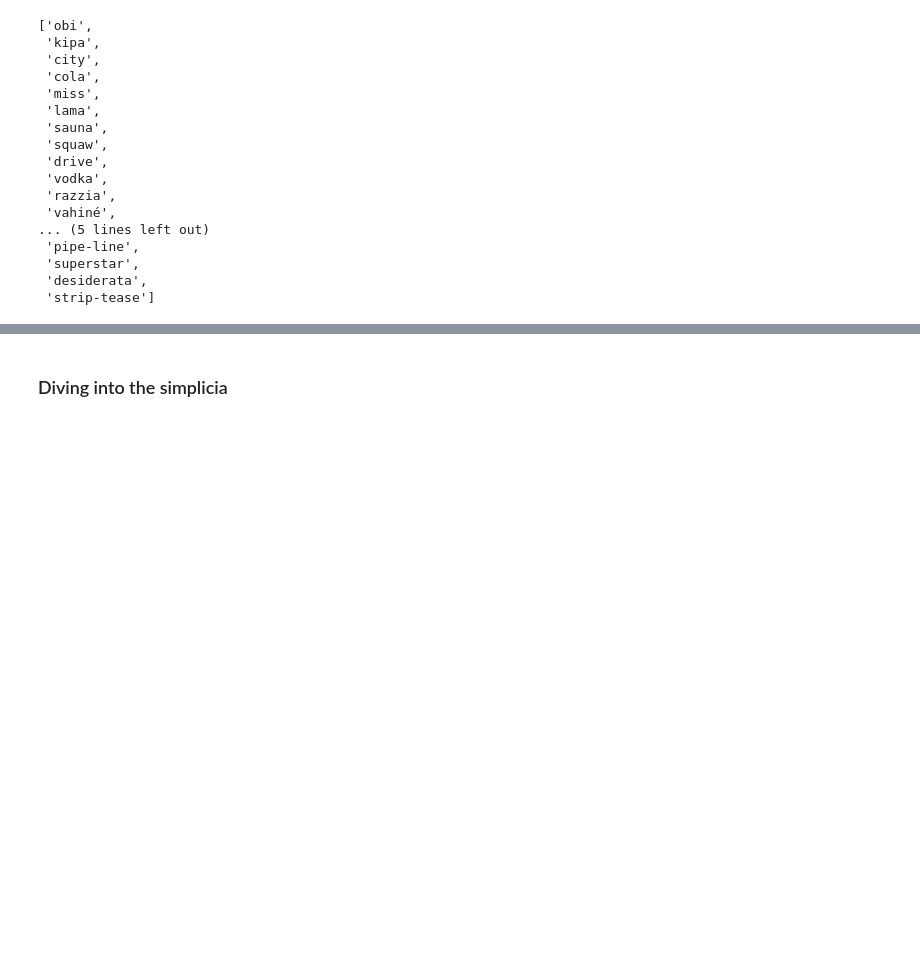
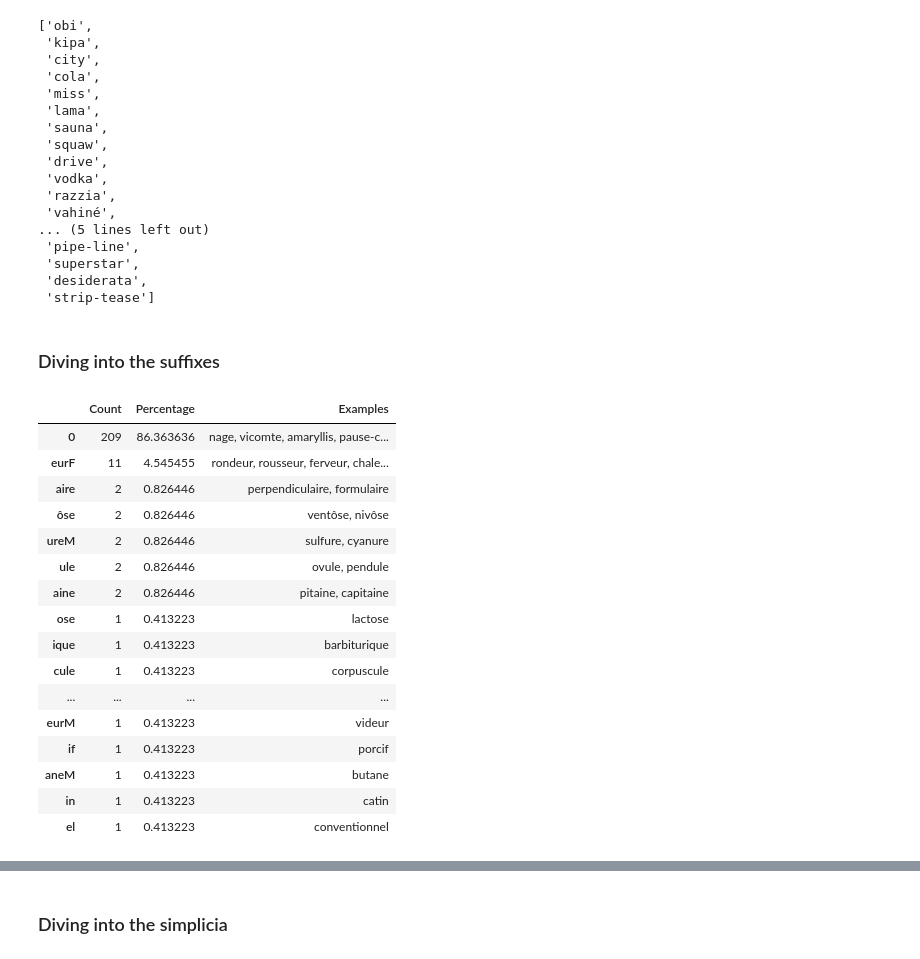
Before and after one commit to obonami/gender_prediction, a Jupyter notebook: src/orth_phon_comparison.ipynb, the cells around one changed output, grey strips where cells are left out. Saved outputs shown, nothing was run; the diff lists cells and outputs as text; code cells hidden in the pictures; blank space fills up the shorter version.

```diff
--- a/src/orth_phon_comparison.ipynb
+++ b/src/orth_phon_comparison.ipynb
@@ -259,3 +306,33 @@ merged_errors_echantinom[merged_errors_echantinom['last_process_narrow'] == 'bor
  'superstar',
  'desiderata',
  'strip-tease']
+# %% [markdown]
+### Diving into the suffixes
+# %%
+process_counts = merged_errors_echantinom['suffix'].value_counts()
+total = process_counts.sum()
+process_percentages = process_counts / total * 100
+process_distribution = pd.DataFrame({
+    'Count': process_counts,
+    'Percentage': process_percentages,
+    'Examples': process_counts.index.map(lambda x: ', '.join(get_examples('suffix', x, merged_errors_echantinom)))
+})
+process_distribution
+# %% [output]
+|  | Count | Percentage | Examples |
+| 0 | 209 | 86.363636 | nage, vicomte, amaryllis, pause-c... |
+| eurF | 11 | 4.545455 | rondeur, rousseur, ferveur, chale... |
+| aire | 2 | 0.826446 | perpendiculaire, formulaire |
+| ôse | 2 | 0.826446 | ventôse, nivôse |
+| ureM | 2 | 0.826446 | sulfure, cyanure |
+| ule | 2 | 0.826446 | ovule, pendule |
+| aine | 2 | 0.826446 | pitaine, capitaine |
+| ose | 1 | 0.413223 | lactose |
+| ique | 1 | 0.413223 | barbiturique |
+| cule | 1 | 0.413223 | corpuscule |
+| ... | ... | ... | ... |
+| eurM | 1 | 0.413223 | videur |
+| if | 1 | 0.413223 | porcif |
+| aneM | 1 | 0.413223 | butane |
+| in | 1 | 0.413223 | catin |
+| el | 1 | 0.413223 | conventionnel |
```
Also changed, not shown: parts of 16 cells of this notebook, 1 other file.
